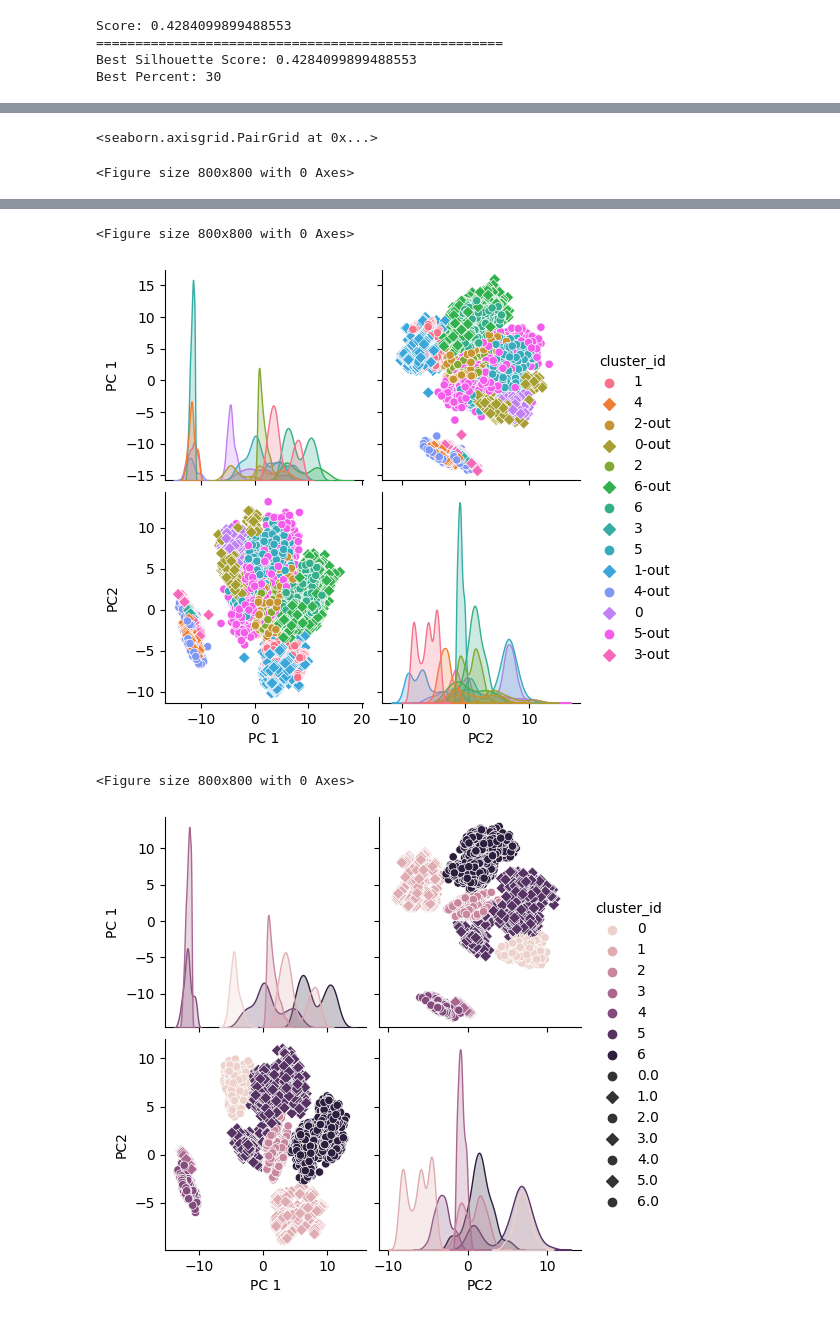
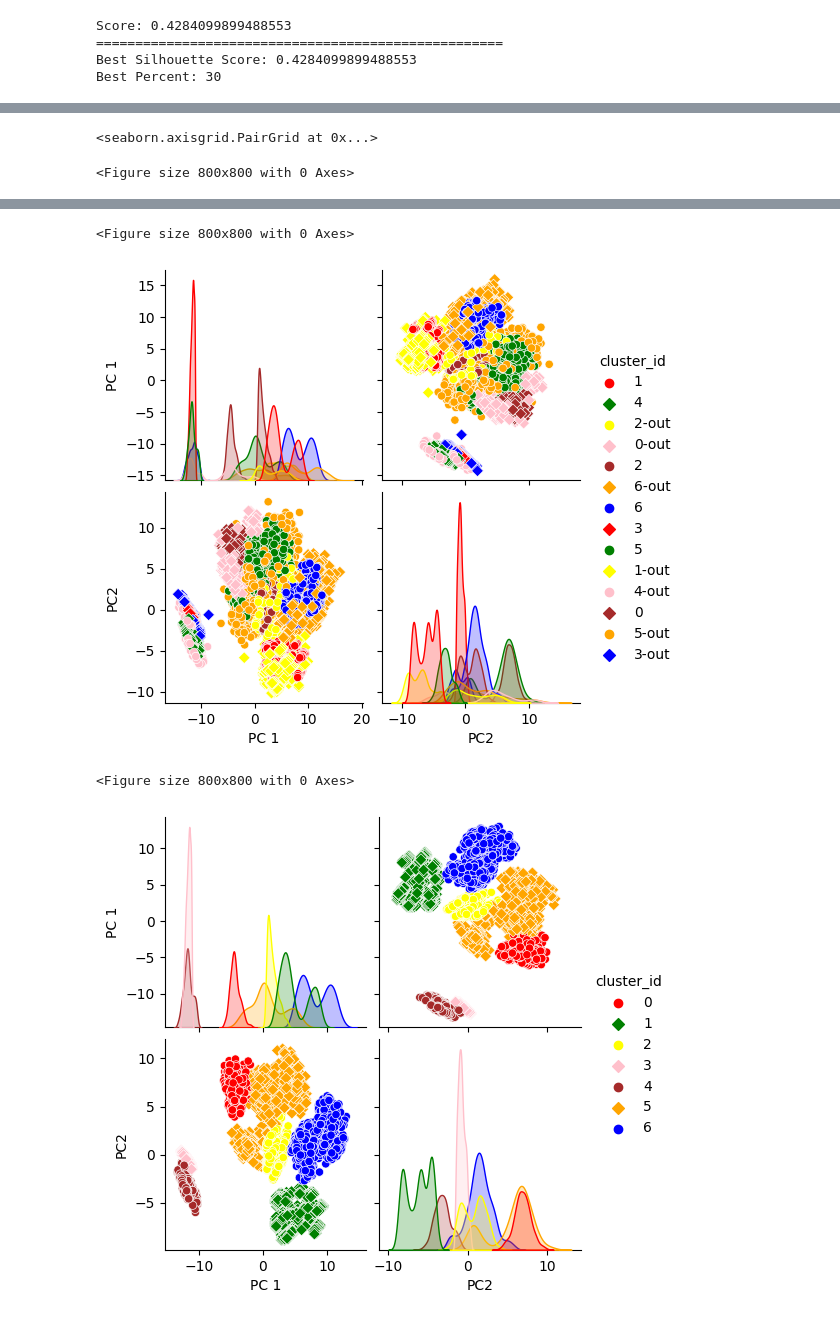
Before and after one commit to jptriciaestella/Skripsi-Kmeans-LTS, a Jupyter notebook: DATASET3/lts.ipynb, the cells around one changed output, grey strips where cells are left out. Saved outputs shown, nothing was run; the diff lists cells and outputs as text; code cells hidden in the pictures.

```diff
--- a/DATASET3/lts.ipynb
+++ b/DATASET3/lts.ipynb
@@ -341,11 +349,13 @@ sns.pairplot(data=df_pca)
 df_pca['cluster_id'] = best_cluster.loc[:, best_cluster.columns.isin(['cluster_id'])]
 
 plt.figure(figsize=(8,8))
-sns.pairplot(data=df_pca, hue='cluster_id', markers=["o", "D"])
+sns.pairplot(data=df_pca, hue='cluster_id', markers=["o", "D"], palette=['red', 'green', 'yellow', 'pink', 'brown', 'orange', 'blue'])
 
 #PAIR PLOT OPTIMAL without OUTLIERS
 df_pca['cluster_id'] = best_inliers.loc[:, best_inliers.columns.isin(['cluster_id'])]
+df_pca.dropna(inplace=True)
+df_pca['cluster_id'] = df_pca['cluster_id'].astype(int)
 
 plt.figure(figsize=(8,8))
-sns.pairplot(data=df_pca, hue='cluster_id', markers=["o", "D"])
+sns.pairplot(data=df_pca, hue='cluster_id', markers=["o", "D"], palette=['red', 'green', 'yellow', 'pink', 'brown', 'orange', 'blue'])
 # %% [output]
@@ -353,14 +371,14 @@ The markers list has fewer values (2) than needed (14) and will cycle, which may
   func(x=x, y=y, **kwargs)
 The markers list has fewer values (2) than needed (14) and will cycle, which may produce an uninterpretable plot.
   func(x=x, y=y, **kwargs)
 The markers list has fewer values (2) than needed (7) and will cycle, which may produce an uninterpretable plot.
   func(x=x, y=y, **kwargs)
 The markers list has fewer values (2) than needed (7) and will cycle, which may produce an uninterpretable plot.
   func(x=x, y=y, **kwargs)
 <seaborn.axisgrid.PairGrid at 0x...>
 <Figure size 800x800 with 0 Axes>
 [figure]
 <Figure size 800x800 with 0 Axes>
-[figure, old version]
+[figure, new version]
 <Figure size 800x800 with 0 Axes>
-[figure, old version]
+[figure, new version]
```
Also changed, not shown: parts of 3 cells of this notebook, 16 other files.
